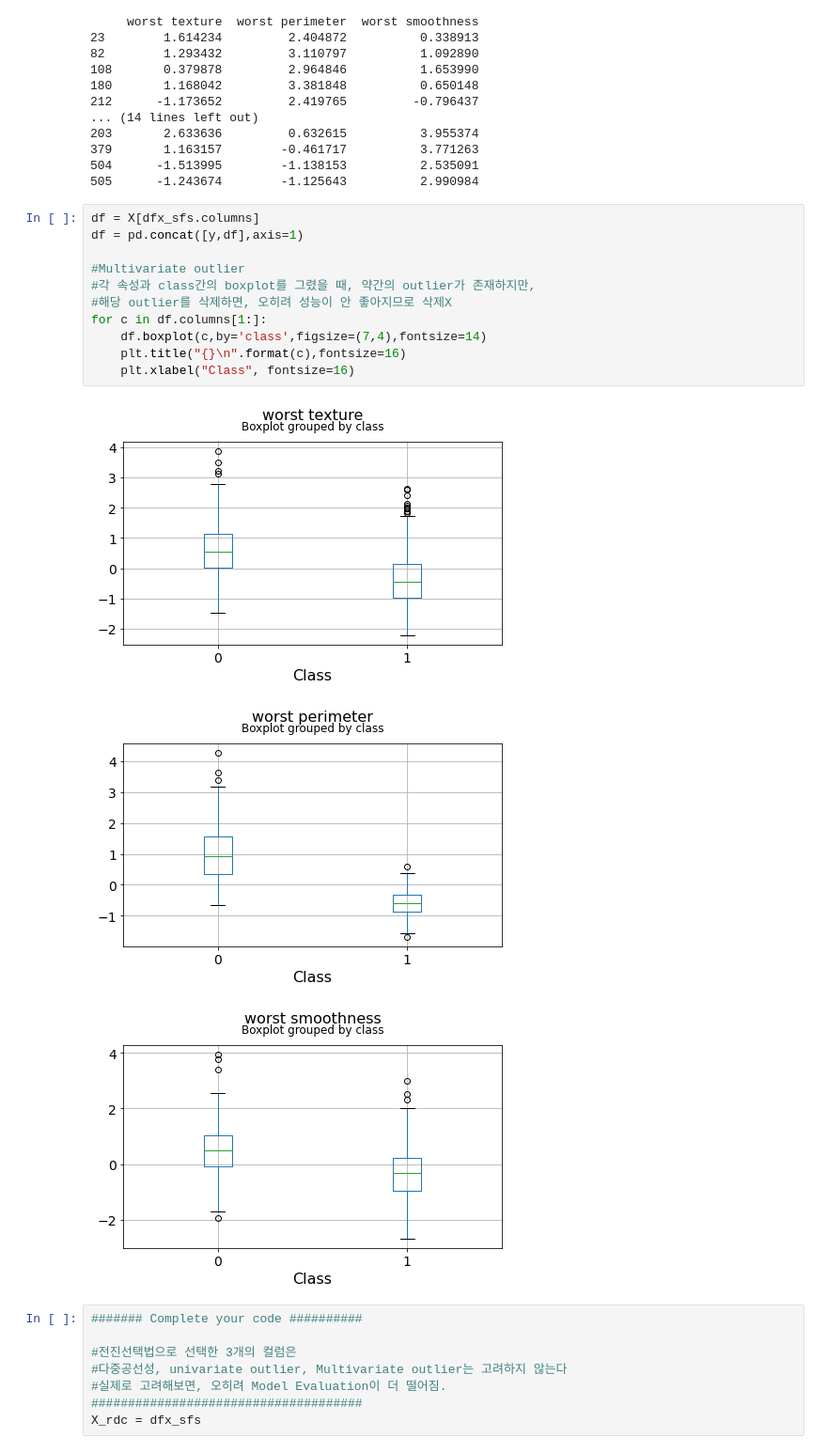
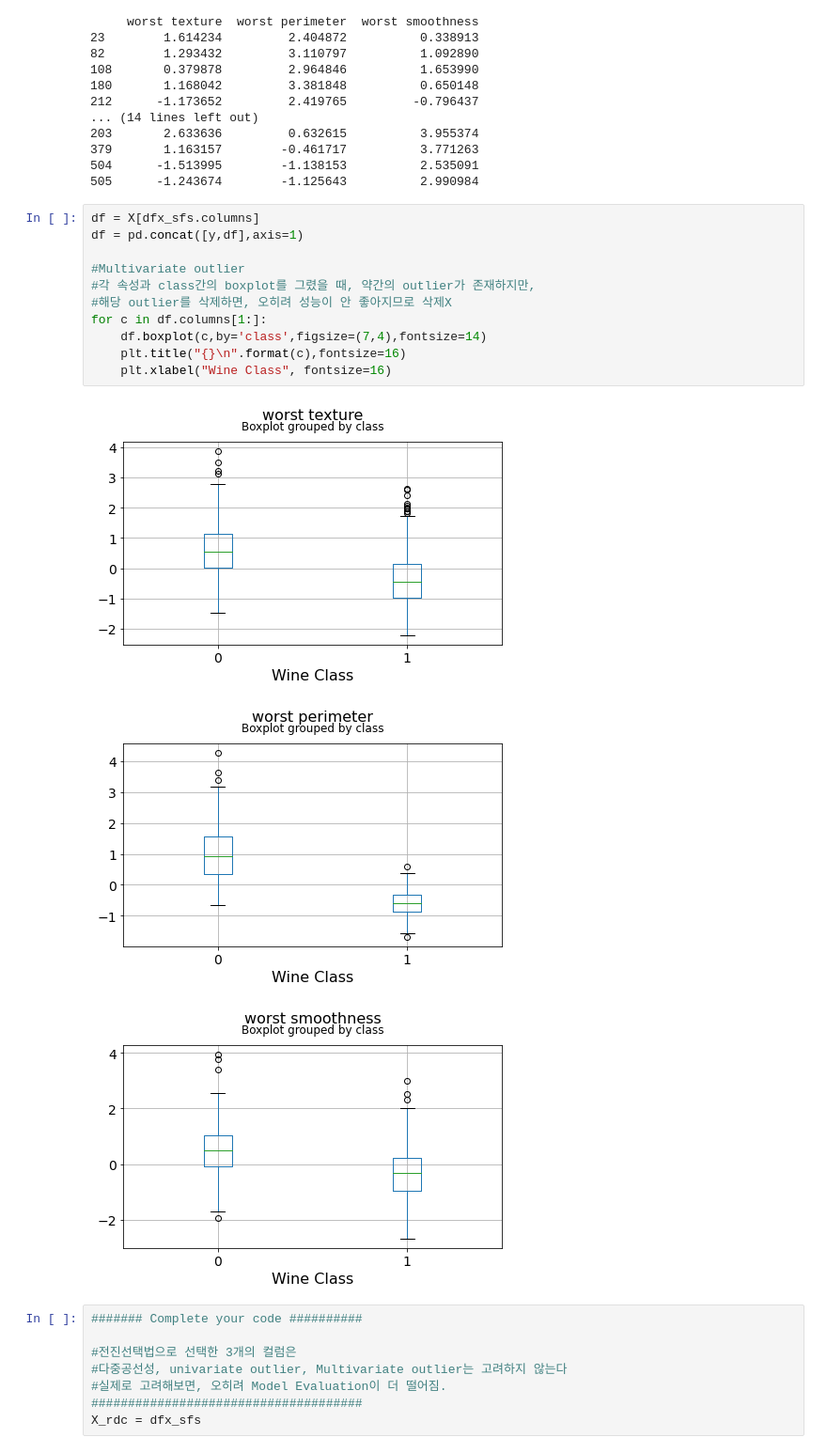
Before and after one commit to GunHeeJoe/DAP_2022, a Jupyter notebook: lecture11_ipynb.ipynb, the cells around one changed output. Shown: that part at 94% size. Cells and saved outputs as stored; diff of their text form.

```diff
--- a/lecture11_ipynb.ipynb
+++ b/lecture11_ipynb.ipynb
@@ -312,18 +312,18 @@ for col in dfx_sfs.columns:
 # %%
 df = X[dfx_sfs.columns]
 df = pd.concat([y,df],axis=1)
 
 #Multivariate outlier
 #각 속성과 class간의 boxplot를 그렸을 때, 약간의 outlier가 존재하지만,
 #해당 outlier를 삭제하면, 오히려 성능이 안 좋아지므로 삭제X
 for c in df.columns[1:]:
     df.boxplot(c,by='class',figsize=(7,4),fontsize=14)
     plt.title("{}\n".format(c),fontsize=16)
-    plt.xlabel("Class", fontsize=16)
+    plt.xlabel("Wine Class", fontsize=16)
 # %% [output]
-[figure, old version]
+[figure, new version]
-[figure, old version]
+[figure, new version]
-[figure, old version]
+[figure, new version]
 # %%
 ####### Complete your code ##########
 
```
Also changed, not shown: parts of 1 cell of this notebook.
